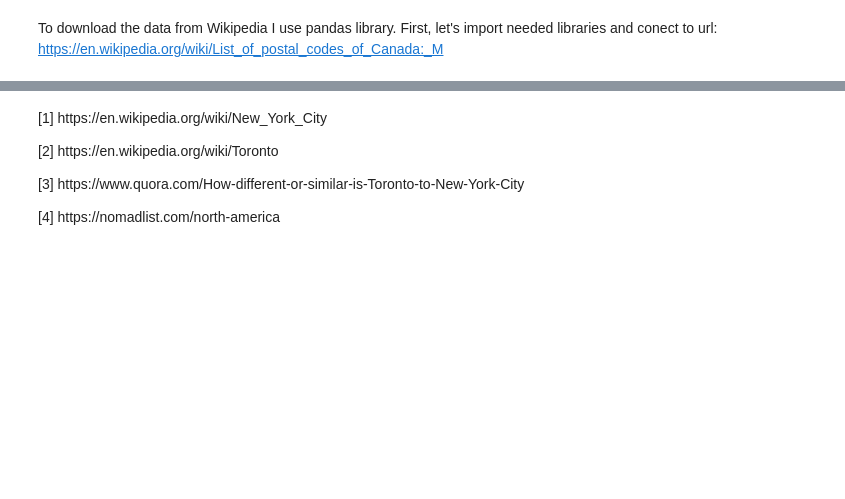
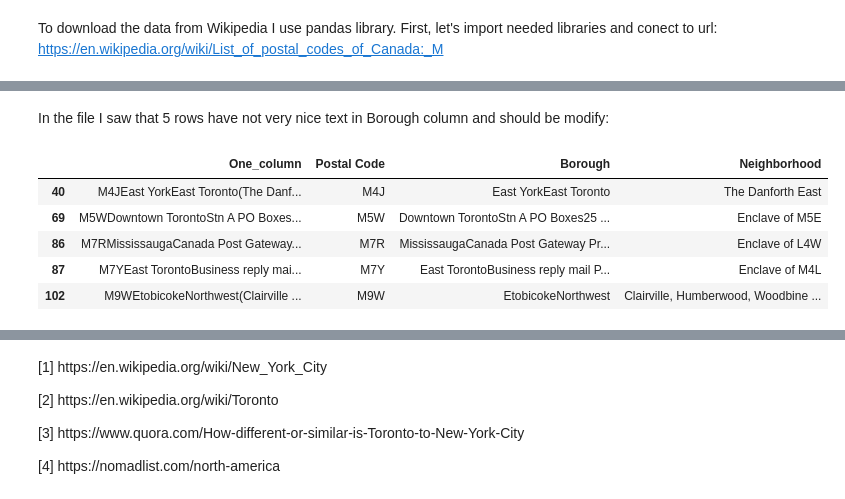
Before and after one commit to kamilkafara-total/Coursera_Capstone, a Jupyter notebook: final_reports/The battle of neighborhoods - office in Toronto.ipynb, the cells around one changed output, grey strips where cells are left out. Cells and saved outputs as stored; diff of their text form; code cells hidden in the pictures; blank space fills up the shorter version.

```diff
--- a/final_reports/The battle of neighborhoods - office in Toronto.ipynb
+++ b/final_reports/The battle of neighborhoods - office in Toronto.ipynb
@@ -75,0 +218,12 @@ URLError: <urlopen error [SSL: CERTIFICATE_VERIFY_FAILED] certificate verify fai
+# %% [markdown]
+In the file I saw that 5 rows have not very nice text in Borough column and should be modify:
+# %%
+options = ['M4J','M5W','M7R','M7Y','M9W']
+df_onecolumn[df_onecolumn['Postal Code'].isin(options)]
+# %% [output]
+|  | One_column | Postal Code | Borough | Neighborhood |
+| 40 | M4JEast YorkEast Toronto(The Danf... | M4J | East YorkEast Toronto | The Danforth East |
+| 69 | M5WDowntown TorontoStn A PO Boxes... | M5W | Downtown TorontoStn A PO Boxes25 ... | Enclave of M5E |
+| 86 | M7RMississaugaCanada Post Gateway... | M7R | MississaugaCanada Post Gateway Pr... | Enclave of L4W |
+| 87 | M7YEast TorontoBusiness reply mai... | M7Y | East TorontoBusiness reply mail P... | Enclave of M4L |
+| 102 | M9WEtobicokeNorthwest(Clairville ... | M9W | EtobicokeNorthwest | Clairville, Humberwood, Woodbine ... |
```
Also changed, not shown: parts of 59 cells of this notebook, 4 other files.
